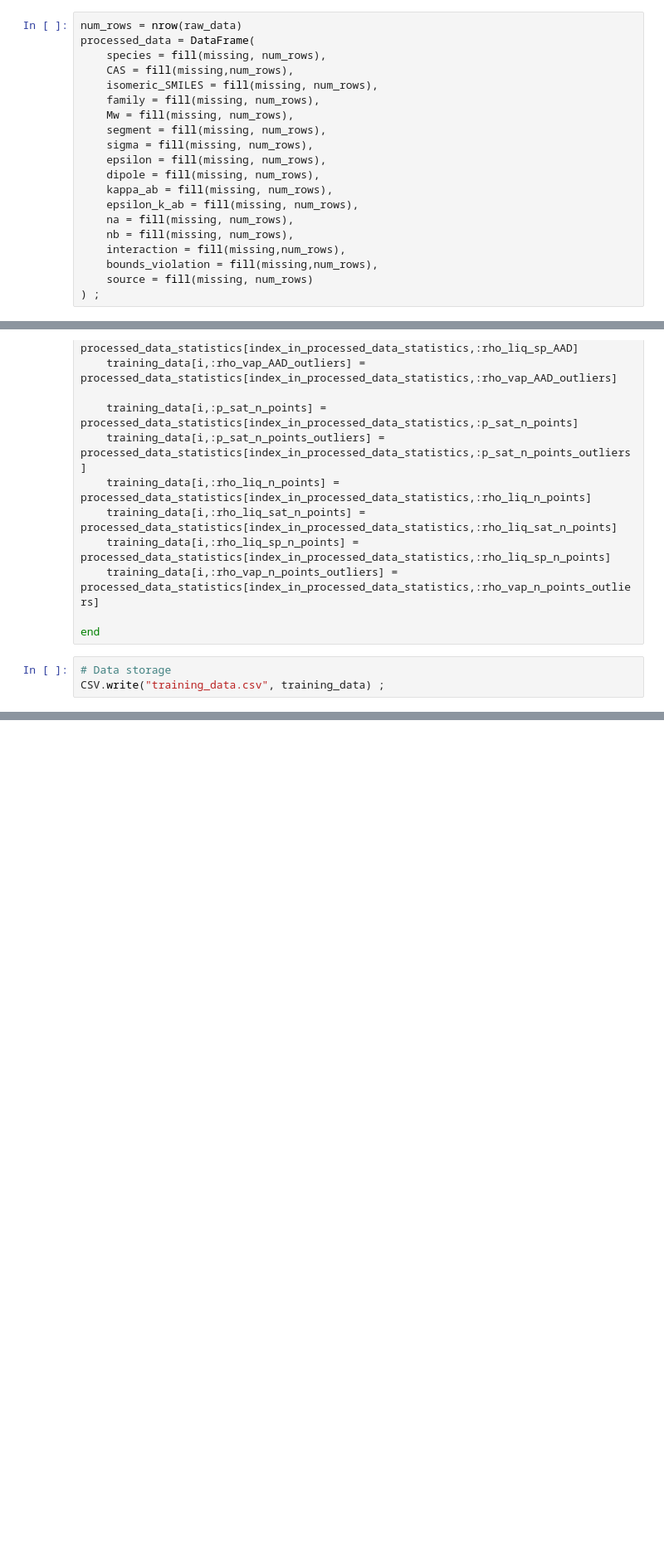
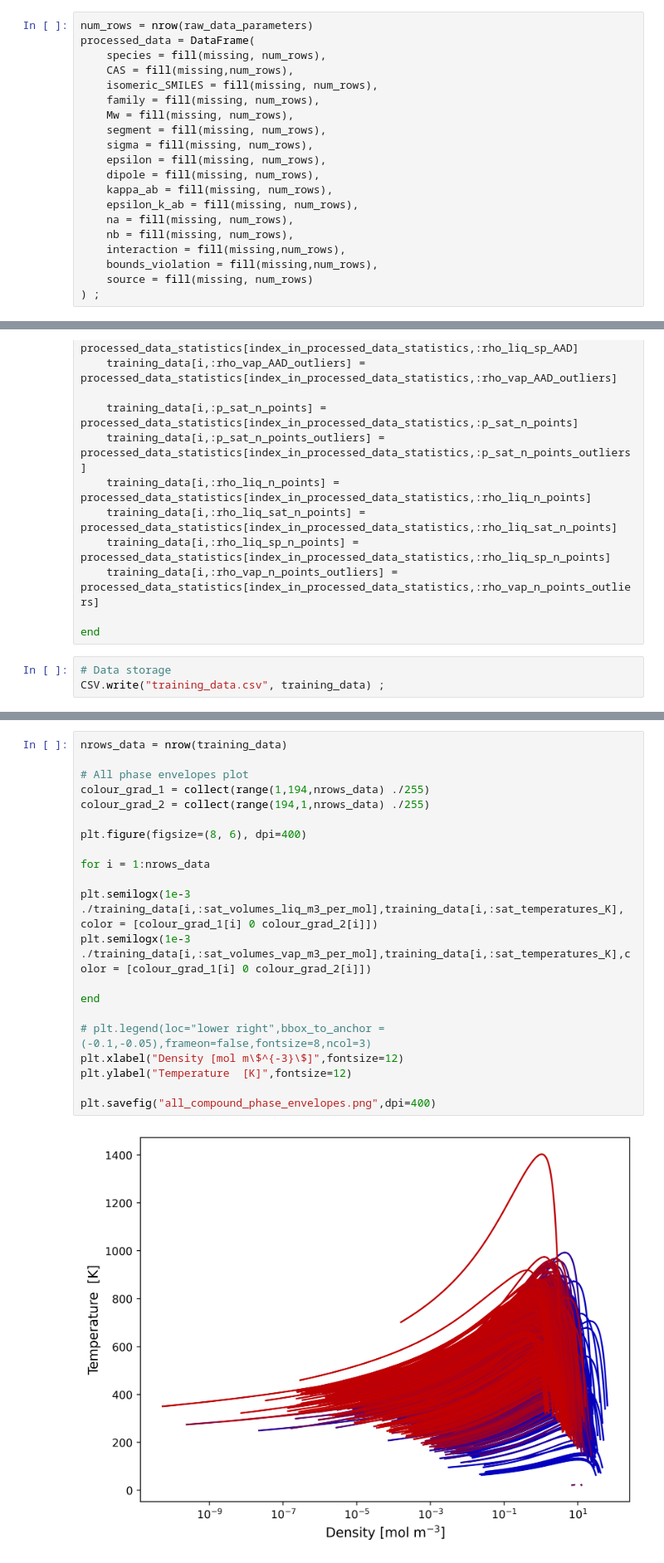
Before and after one commit to lucpaoli/SAFT_ML, a Jupyter notebook: pcpsaft_params/data_generation.ipynb, the cells around one changed output, grey strips where cells are left out. Shown at 83% size. Saved outputs shown, nothing was run; the diff lists cells and outputs as text; blank space fills up the shorter version.

Commit message:
Tidied training data generation and csv reading

```diff
--- a/pcpsaft_params/data_generation.ipynb
+++ b/pcpsaft_params/data_generation.ipynb
@@ -68,7 +68,7 @@ raw_data_parameters.kappa_ab = Float64.(raw_data_parameters.kappa_ab)
 raw_data_parameters.epsilon_k_ab = Float64.(raw_data_parameters.epsilon_k_ab) ;
 raw_data_parameters = sort(raw_data_parameters, :molarweight) ;
 # %%
-num_rows = nrow(raw_data)
+num_rows = nrow(raw_data_parameters)
 processed_data = DataFrame(
     species = fill(missing, num_rows),
     CAS = fill(missing,num_rows),
@@ -316,0 +303,23 @@ training_data
+# %%
+nrows_data = nrow(training_data)
+
+# All phase envelopes plot
+colour_grad_1 = collect(range(1,194,nrows_data) ./255)
+colour_grad_2 = collect(range(194,1,nrows_data) ./255)
+
+plt.figure(figsize=(8, 6), dpi=400)
+
+for i = 1:nrows_data
+
+plt.semilogx(1e-3 ./training_data[i,:sat_volumes_liq_m3_per_mol],training_data[i,:sat_temperatures_K], color = [colour_grad_1[i] 0 colour_grad_2[i]])
+plt.semilogx(1e-3 ./training_data[i,:sat_volumes_vap_m3_per_mol],training_data[i,:sat_temperatures_K],color = [colour_grad_1[i] 0 colour_grad_2[i]])
+
+end
+
+# plt.legend(loc="lower right",bbox_to_anchor =(-0.1,-0.05),frameon=false,fontsize=8,ncol=3)
+plt.xlabel("Density [mol m\$^{-3}\$]",fontsize=12)
+plt.ylabel("Temperature  [K]",fontsize=12)
+
+plt.savefig("all_compound_phase_envelopes.png",dpi=400)
+# %% [output]
+[figure, added]
```
Also changed, not shown: parts of 5 cells of this notebook, 2 other files.
